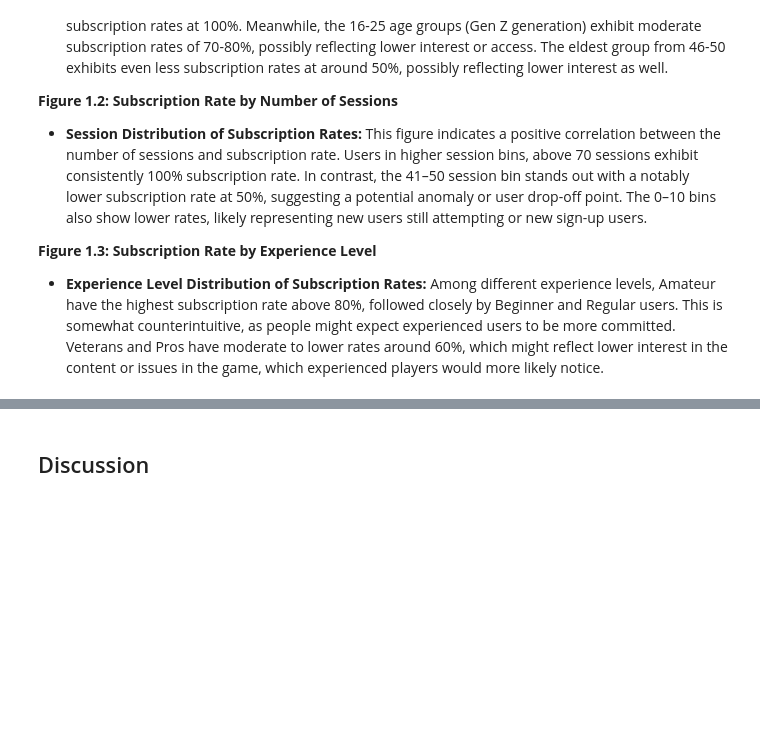
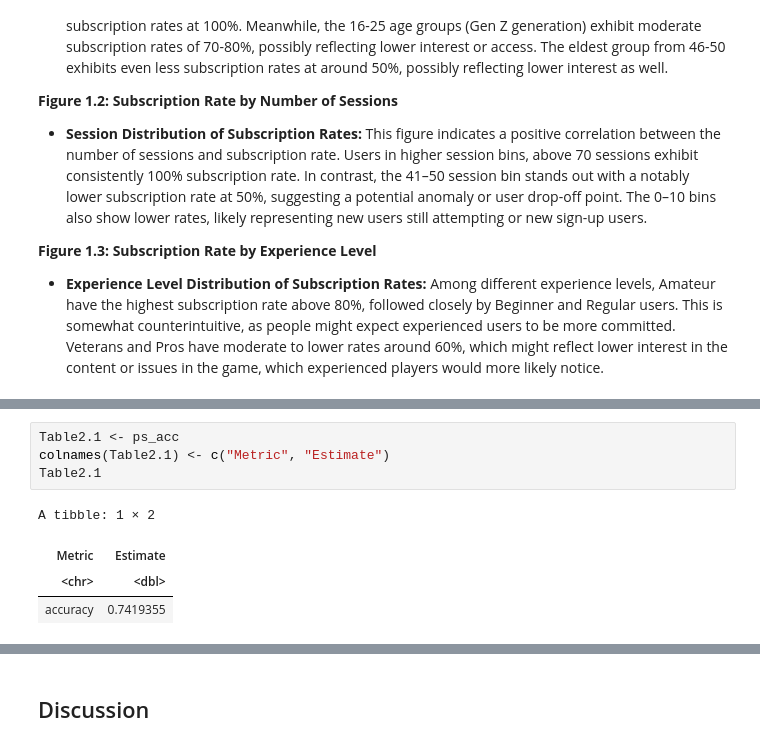
Before and after one commit to karunaj28/DSCI100-Group-Project, a Jupyter notebook: group-final.ipynb, the cells around one changed output, grey strips where cells are left out. Saved outputs shown, nothing was run; the diff lists cells and outputs as text; blank space fills up the shorter version.

```diff
--- a/group-final.ipynb
+++ b/group-final.ipynb
@@ -373,0 +387,9 @@ Adding another scale for fill, which will replace the existing scale.
+# %%
+Table2.1 <- ps_acc
+colnames(Table2.1) <- c("Metric", "Estimate")
+Table2.1
+# %% [output]
+A tibble: 1 × 2
+| Metric | Estimate |
+| <chr> | <dbl> |
+| accuracy | 0.7419355 |
```
Also changed, not shown: parts of 18 cells of this notebook.
